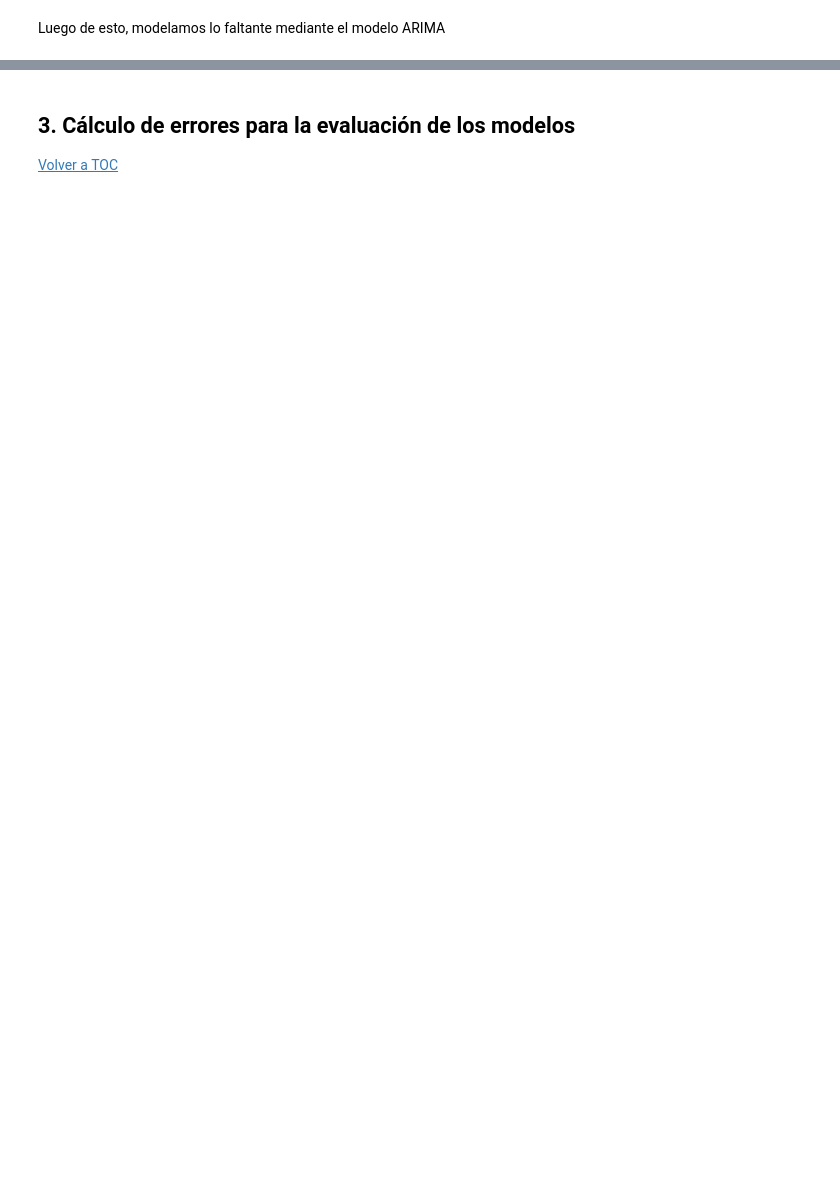
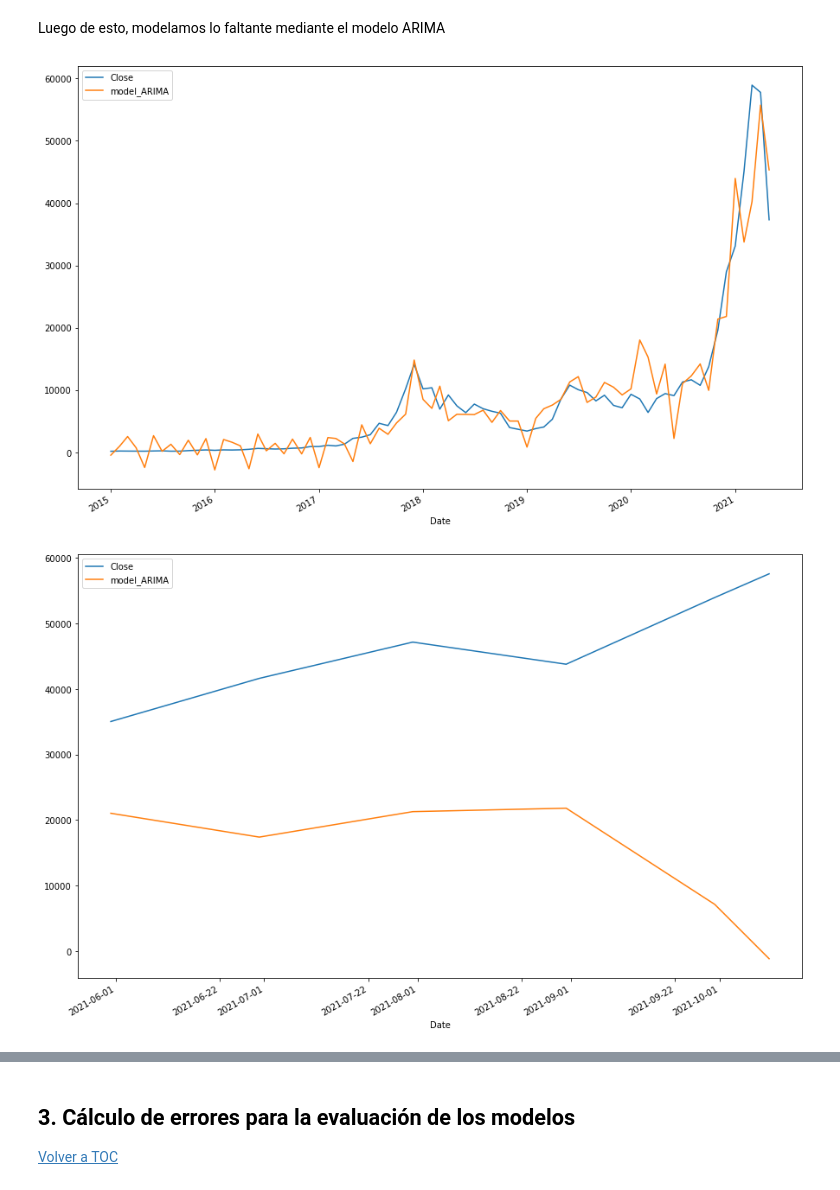
Before and after one commit to LeandroNardi96/Prediccion-del-Precio-de-un-Activo-Financiero-Criptomoneda, a Jupyter notebook: Workshop_final_index.ipynb, the cells around one changed output, grey strips where cells are left out. Drawn from its saved outputs; the diff is of its cells as text; code cells hidden in the pictures; blank space fills up the shorter version.

```diff
--- a/Workshop_final_index.ipynb
+++ b/Workshop_final_index.ipynb
@@ -124,0 +168,19 @@ ts.arima(modelo,2,0,2,0.05)
+# %%
+for j in est:
+    if j:
+        for i in models:
+            try:
+                ts.arima(model[str(i)+'_est'],2,0,2,0.05)
+            except:
+                continue
+        else:
+            for i in models:
+                try:
+                    ts.arima(model[str(i)],2,0,2,0.05)
+                except:
+                    continue
+
+#ts.arima(modelo,2,0,2,0.05)
+# %% [output]
+[figure, added]
+[figure, added]
```
Also changed, not shown: parts of 14 cells of this notebook.
